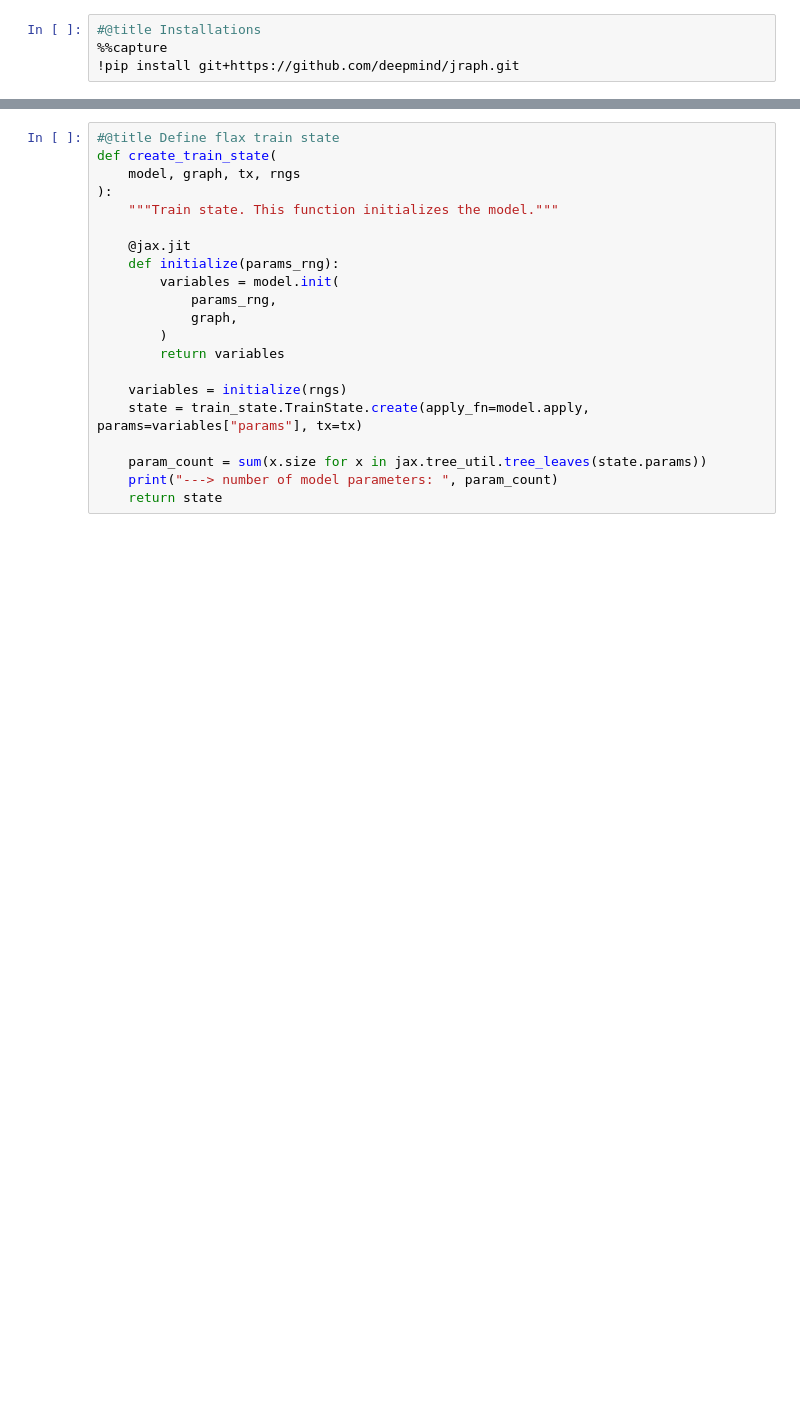
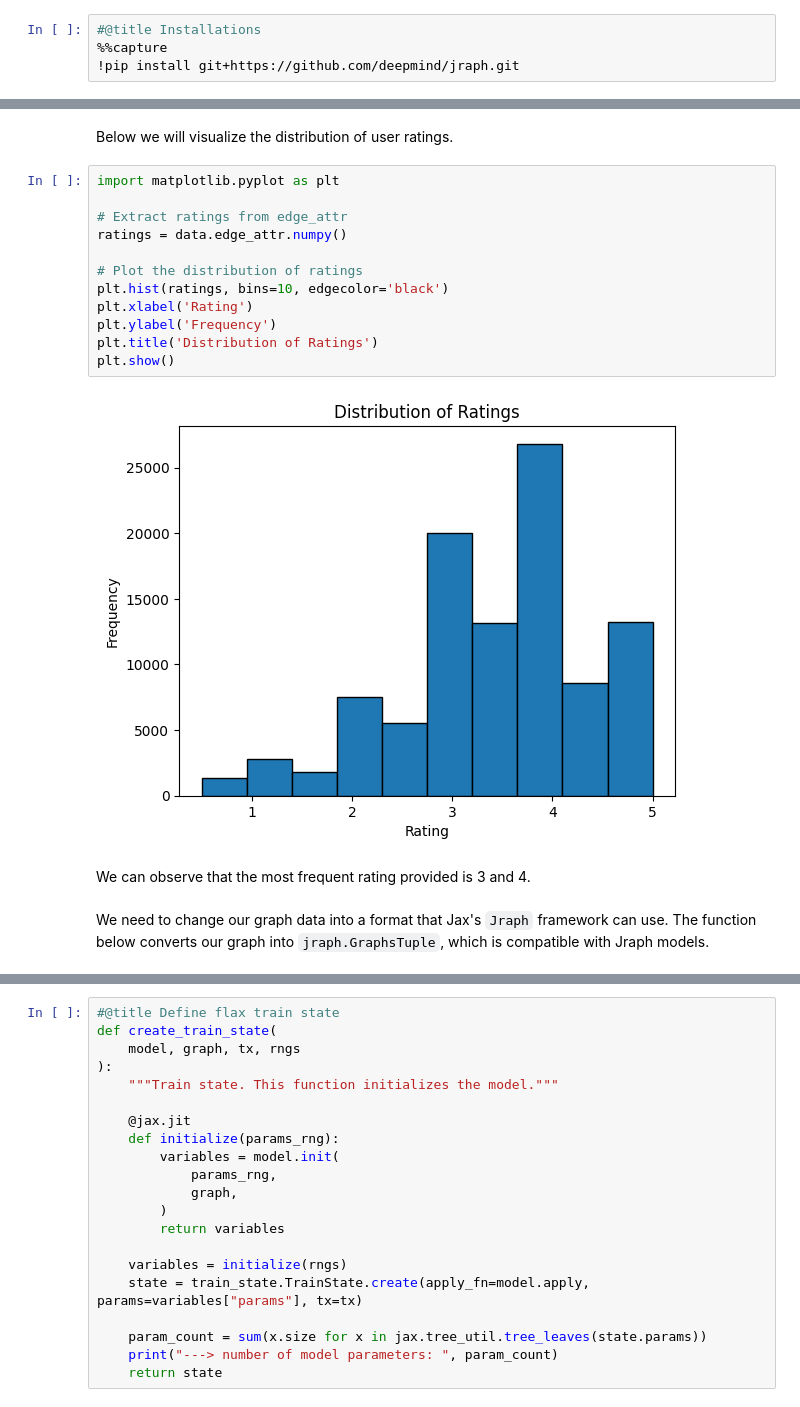
Before and after one commit to deep-learning-indaba/indaba-pracs-2024, a Jupyter notebook: practicals/GNN_for_recommendations.ipynb, the cells around one changed output, grey strips where cells are left out. Saved outputs shown, nothing was run; the diff lists cells and outputs as text; blank space fills up the shorter version.

```diff
--- a/practicals/GNN_for_recommendations.ipynb
+++ b/practicals/GNN_for_recommendations.ipynb
@@ -211 +139,21 @@ In the node features (`x`), the node features correspond to user are initialized
+# %% [markdown]
+Below we will visualize the distribution of user ratings.
+# %%
+import matplotlib.pyplot as plt
+
+# Extract ratings from edge_attr
+ratings = data.edge_attr.numpy()
+
+# Plot the distribution of ratings
+plt.hist(ratings, bins=10, edgecolor='black')
+plt.xlabel('Rating')
+plt.ylabel('Frequency')
+plt.title('Distribution of Ratings')
+plt.show()
+# %% [output]
+[figure, added]
+# %% [markdown]
+We can observe that the most frequent rating provided is 3 and 4.
+# %% [markdown]
+We need to change our graph data into a format that Jax's `Jraph` framework can use. The function below converts our graph into `jraph.GraphsTuple`, which is compatible with Jraph models.
 # %%
```
Also changed, not shown: parts of 42 cells of this notebook, 2 other files.
